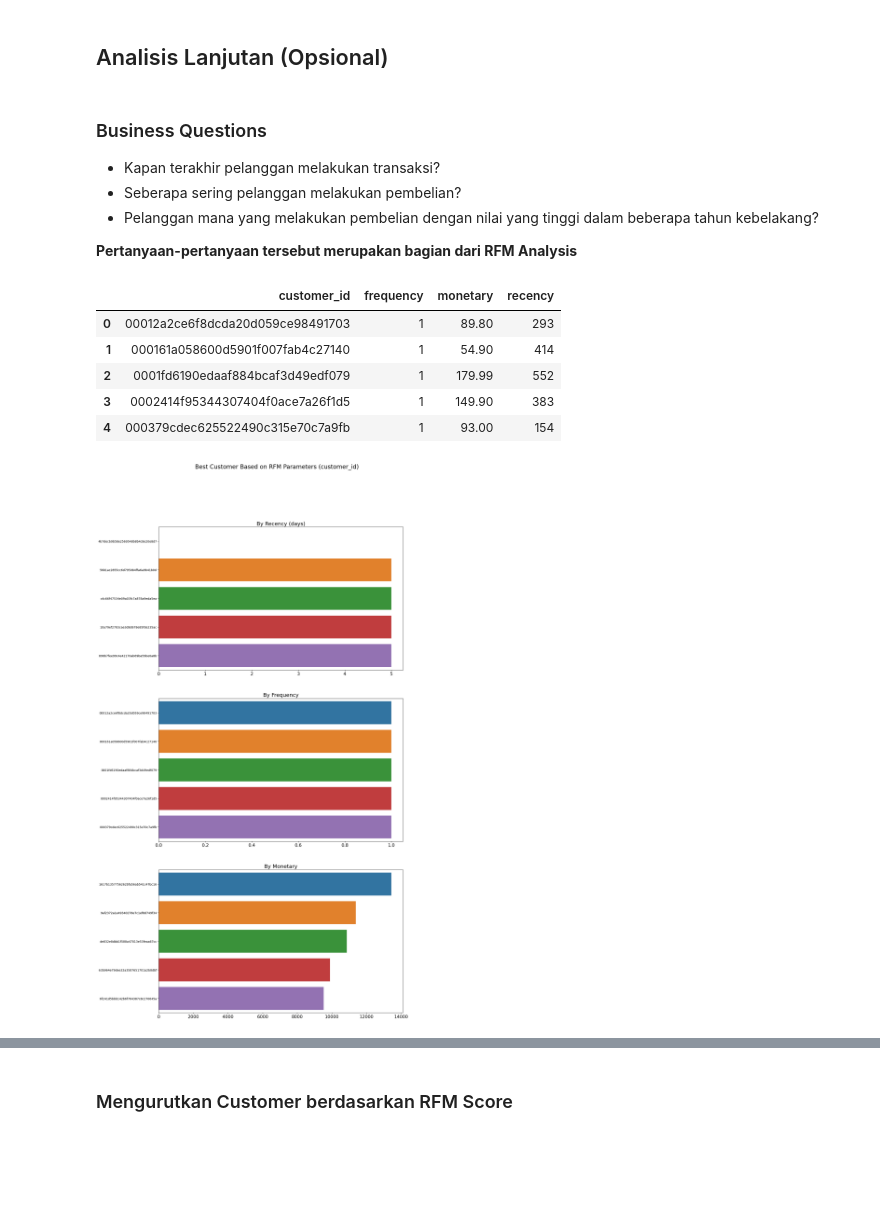
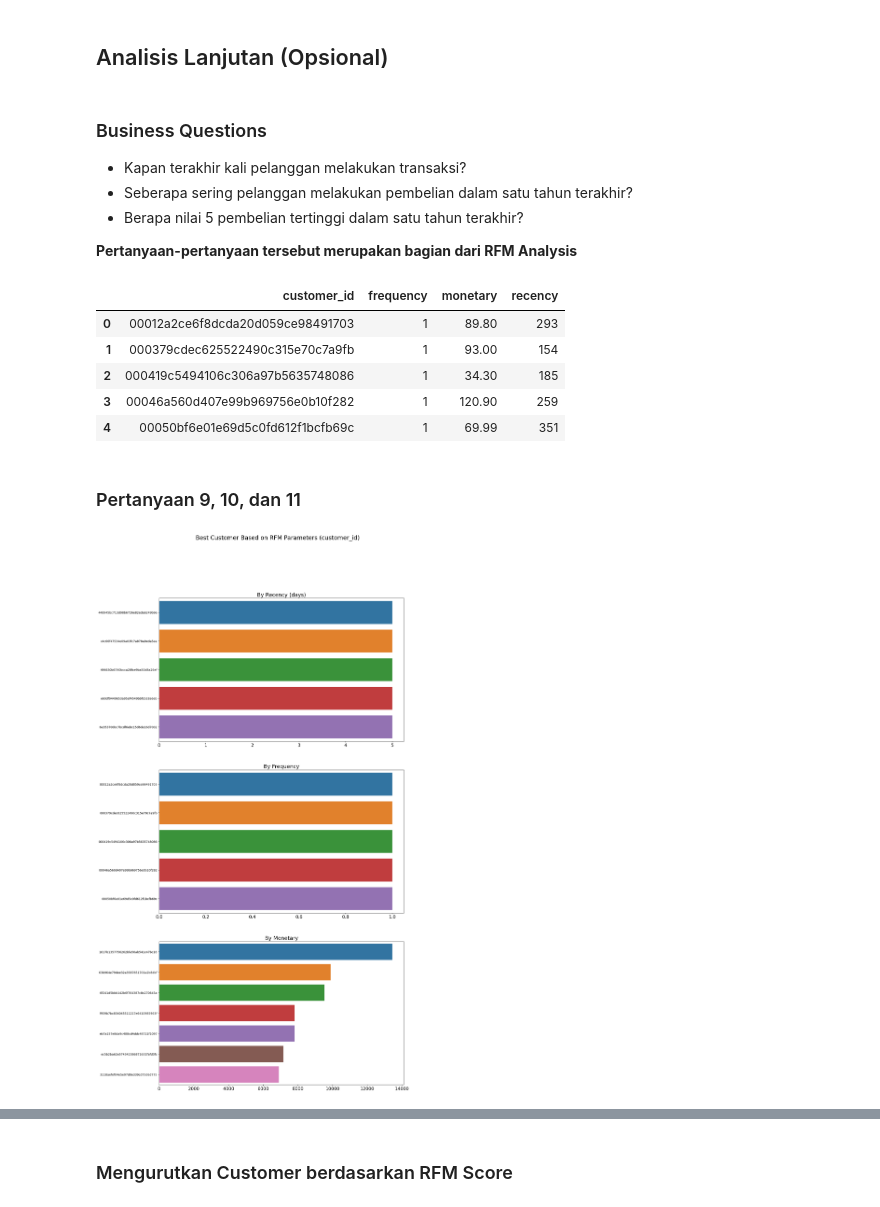
Before and after one commit to Hinjikani/E-commerce-Dashboard, a Jupyter notebook: notebook.ipynb, the cells around one changed output, grey strips where cells are left out. Cells and saved outputs as stored; diff of their text form; code cells hidden in the pictures; blank space fills up the shorter version.

Commit message:
Changing research questions & Adjust graphs

```diff
--- a/notebook.ipynb
+++ b/notebook.ipynb
@@ -1448,13 +1612,16 @@ Passing `palette` without assigning `hue` is deprecated and will be removed in v
 ## Analisis Lanjutan (Opsional)
 # %% [markdown]
 ### Business Questions
-- Kapan terakhir pelanggan melakukan transaksi?
-- Seberapa sering pelanggan melakukan pembelian?
-- Pelanggan mana yang melakukan pembelian dengan nilai yang tinggi dalam beberapa tahun kebelakang?
+- Kapan terakhir kali pelanggan melakukan transaksi?
+- Seberapa sering pelanggan melakukan pembelian dalam satu tahun terakhir?
+- Berapa nilai 5 pembelian tertinggi dalam satu tahun terakhir?
 
 **Pertanyaan-pertanyaan tersebut merupakan bagian dari RFM Analysis**
 # %%
-rfm_df = all_df.groupby(by='customer_id', as_index=False).agg({
+yoy = all_df[(all_df["order_purchase_timestamp"] >= '2017-09') &
+                (all_df["order_purchase_timestamp"] <= '2018-09')]
+
+rfm_df = yoy.groupby(by='customer_id', as_index=False).agg({
     "order_purchase_timestamp": 'max',
     'order_id': 'nunique',
     'price': 'sum'
@@ -1473,35 +1640,41 @@ rfm_df.head()
 # %% [output]
 |  | customer_id | frequency | monetary | recency |
 | 0 | 00012a2ce6f8dcda20d059ce98491703 | 1 | 89.80 | 293 |
-| 1 | 000161a058600d5901f007fab4c27140 | 1 | 54.90 | 414 |
-| 2 | 0001fd6190edaaf884bcaf3d49edf079 | 1 | 179.99 | 552 |
-| 3 | 0002414f95344307404f0ace7a26f1d5 | 1 | 149.90 | 383 |
-| 4 | 000379cdec625522490c315e70c7a9fb | 1 | 93.00 | 154 |
+| 1 | 000379cdec625522490c315e70c7a9fb | 1 | 93.00 | 154 |
+| 2 | 000419c5494106c306a97b5635748086 | 1 | 34.30 | 185 |
+| 3 | 00046a560d407e99b969756e0b10f282 | 1 | 120.90 | 259 |
+| 4 | 00050bf6e01e69d5c0fd612f1bcfb69c | 1 | 69.99 | 351 |
+# %% [markdown]
+### Pertanyaan 9, 10, dan 11
 # %%
 fig, ax = plt.subplots(nrows=3, ncols=1, figsize=(15,30))
 
+
+# Pertanyaan 9: Kapan terakhir kali pelanggan melakukan transaksi?
 sns.barplot(y="customer_id", x="recency", data=rfm_df.sort_values(by="recency", ascending=True).head(5), hue='customer_id', ax=ax[0])
 ax[0].set_ylabel(None)
 ax[0].set_xlabel(None)
 ax[0].set_title("By Recency (days)", loc="center", fontsize=18)
 ax[0].tick_params(axis ='x', labelsize=15)
 
+# Pertanyaan 10: Seberapa sering pelanggan melakukan pembelian dalam satu tahun terakhir?
 sns.barplot(y="customer_id", x="frequency", data=rfm_df.sort_values(by="frequency", ascending=False).head(5), hue='customer_id', ax=ax[1])
 ax[1].set_ylabel(None)
 ax[1].set_xlabel(None)
 ax[1].set_title("By Frequency", loc="center", fontsize=18)
 ax[1].tick_params(axis='x', labelsize=15)
 
-sns.barplot(y="customer_id", x="monetary", data=rfm_df.sort_values(by="monetary", ascending=False).head(5), hue='customer_id', ax=ax[2])
+# Pertanyaan 11: Berapa nilai 5 pembelian tertinggi dalam satu tahun terakhir?
+sns.barplot(y="customer_id", x="monetary", data=rfm_df.sort_values(by="monetary", ascending=False).head(7), hue='customer_id', ax=ax[2])
 ax[2].set_ylabel(None)
 ax[2].set_xlabel(None)
 ax[2].set_title("By Monetary", loc="center", fontsize=18)
 ax[2].tick_params(axis='x', labelsize=15)
 
 plt.suptitle("Best Customer Based on RFM Parameters (customer_id)", fontsize=20)
 plt.show()
 # %% [output]
-[figure, old version]
+[figure, new version]
 # %%
 rfm_df.sort_values(by="recency", ascending=True).head(5)
 # %% [output]
```
Also changed, not shown: parts of 58 cells of this notebook.
